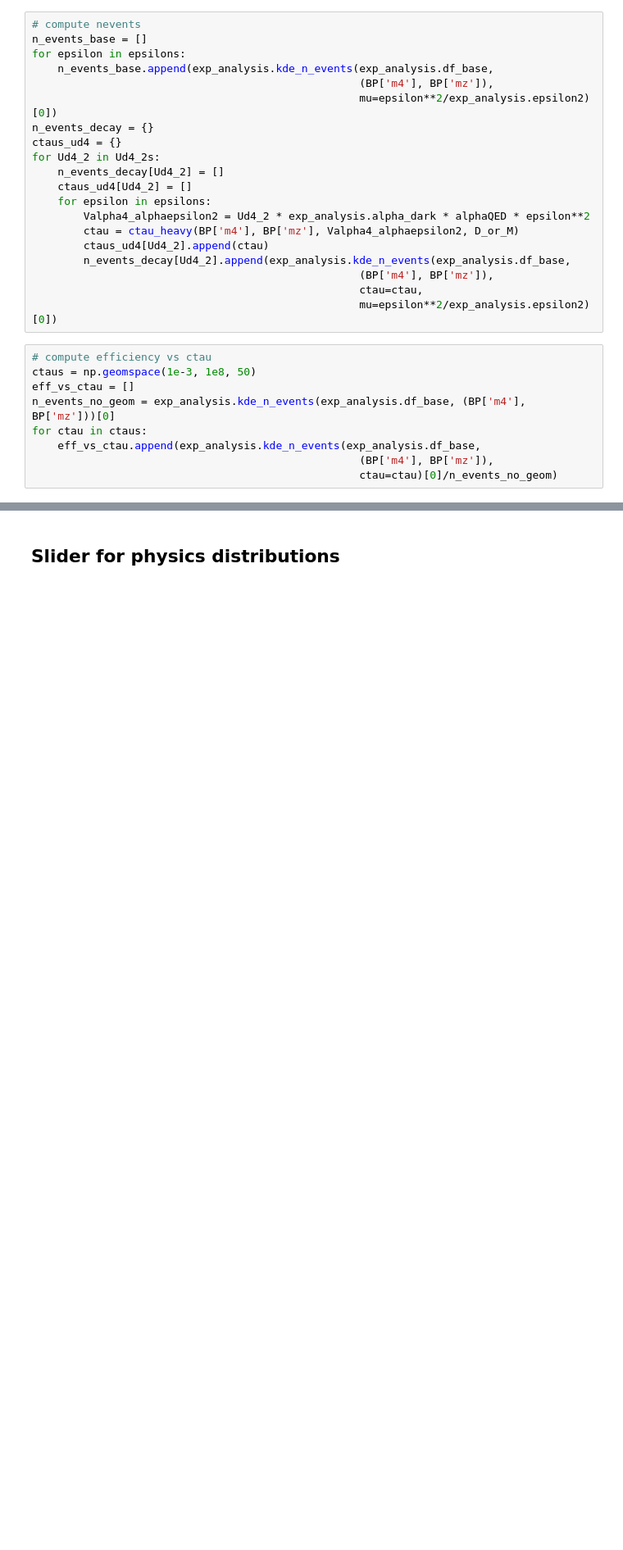
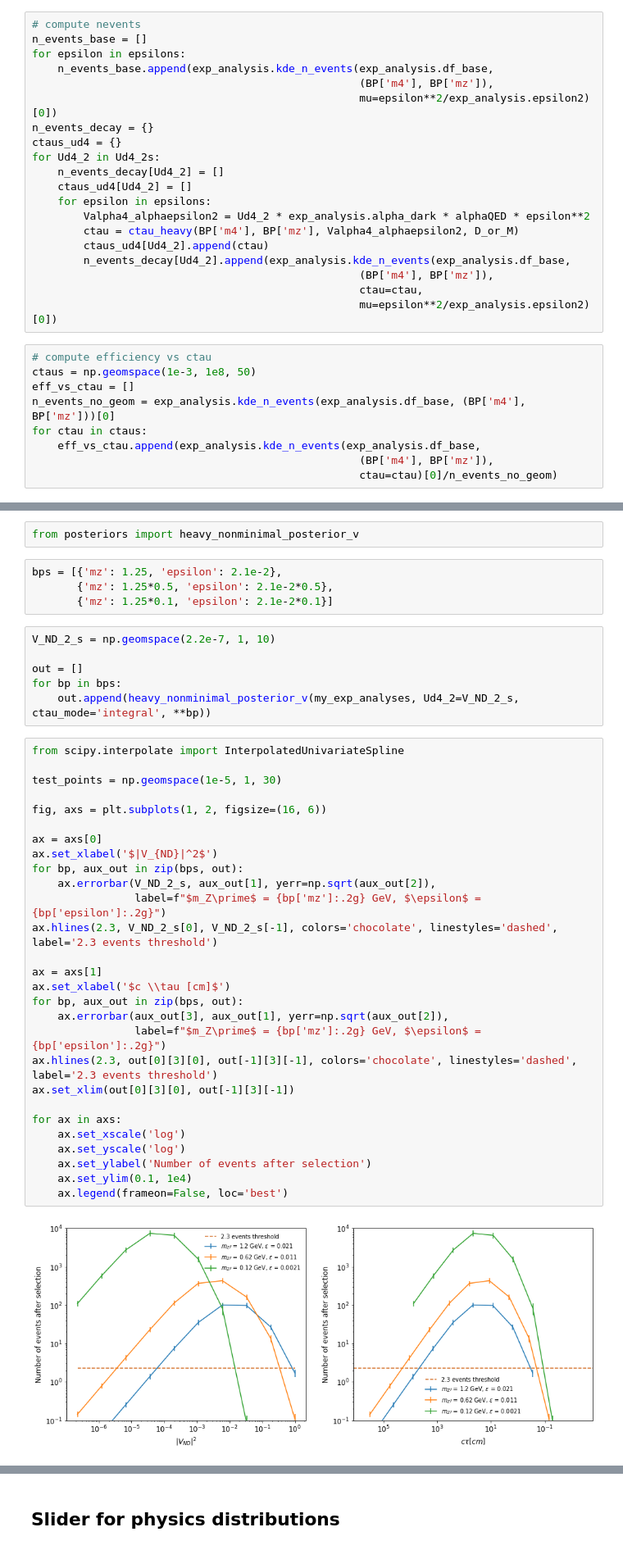
Before and after one commit to mhostert/dark-neutrinos-at-T2K, a Jupyter notebook: exp_analysis/4_analysis_variables_plots.ipynb, the cells around one changed output, grey strips where cells are left out. Shown at 82% size. Saved outputs shown, nothing was run; the diff lists cells and outputs as text; blank space fills up the shorter version.

```diff
--- a/exp_analysis/4_analysis_variables_plots.ipynb
+++ b/exp_analysis/4_analysis_variables_plots.ipynb
@@ -184,0 +252,42 @@ plt.savefig(save_folder + 'n_events_vs_ctau.png', dpi=250, bbox_inches='tight',
+# %%
+from posteriors import heavy_nonminimal_posterior_v
+# %%
+bps = [{'mz': 1.25, 'epsilon': 2.1e-2},
+       {'mz': 1.25*0.5, 'epsilon': 2.1e-2*0.5},
+       {'mz': 1.25*0.1, 'epsilon': 2.1e-2*0.1}]
+# %%
+V_ND_2_s = np.geomspace(2.2e-7, 1, 10)
+
+out = []
+for bp in bps:
+    out.append(heavy_nonminimal_posterior_v(my_exp_analyses, Ud4_2=V_ND_2_s, ctau_mode='integral', **bp))
+# %%
+from scipy.interpolate import InterpolatedUnivariateSpline
+
+test_points = np.geomspace(1e-5, 1, 30)
+
+fig, axs = plt.subplots(1, 2, figsize=(16, 6))
+
+ax = axs[0]
+ax.set_xlabel('$|V_{ND}|^2$')
+for bp, aux_out in zip(bps, out):
+    ax.errorbar(V_ND_2_s, aux_out[1], yerr=np.sqrt(aux_out[2]),
+                label=f"$m_Z\prime$ = {bp['mz']:.2g} GeV, $\epsilon$ = {bp['epsilon']:.2g}")
+ax.hlines(2.3, V_ND_2_s[0], V_ND_2_s[-1], colors='chocolate', linestyles='dashed', label='2.3 events threshold')
+
+ax = axs[1]
+ax.set_xlabel('$c \\tau [cm]$')
+for bp, aux_out in zip(bps, out):
+    ax.errorbar(aux_out[3], aux_out[1], yerr=np.sqrt(aux_out[2]),
+                label=f"$m_Z\prime$ = {bp['mz']:.2g} GeV, $\epsilon$ = {bp['epsilon']:.2g}")
+ax.hlines(2.3, out[0][3][0], out[-1][3][-1], colors='chocolate', linestyles='dashed', label='2.3 events threshold')
+ax.set_xlim(out[0][3][0], out[-1][3][-1])
+
+for ax in axs:
+    ax.set_xscale('log')
+    ax.set_yscale('log')
+    ax.set_ylabel('Number of events after selection')
+    ax.set_ylim(0.1, 1e4)
+    ax.legend(frameon=False, loc='best')
+# %% [output]
+[figure, added]
```
Also changed, not shown: parts of 17 cells of this notebook, 9 other files.
